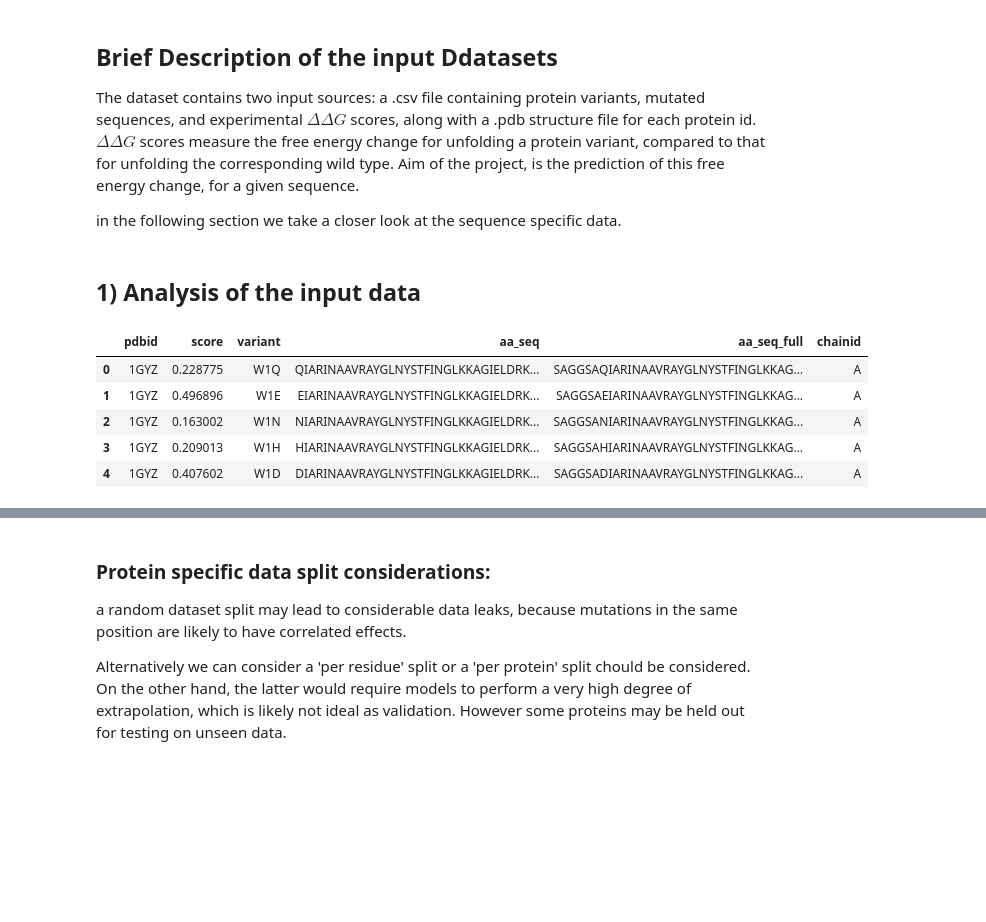
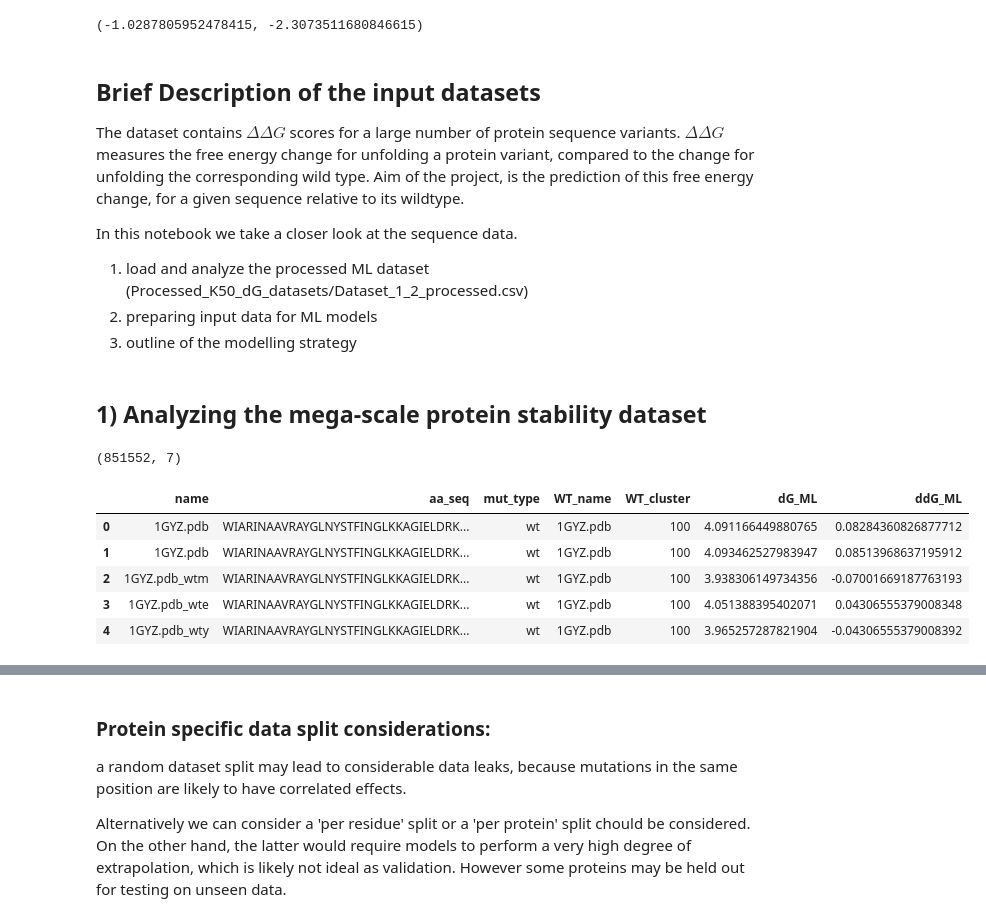
Before and after one commit to AndreaGraf/Protein_ML, a Jupyter notebook: 1_ Data_Analysis_and_Methods_overview.ipynb, the cells around one changed output, grey strips where cells are left out. Saved outputs shown, nothing was run; the diff lists cells and outputs as text; code cells hidden in the pictures; blank space fills up the shorter version.

```diff
--- a/1_ Data_Analysis_and_Methods_overview.ipynb
+++ b/1_ Data_Analysis_and_Methods_overview.ipynb
@@ -29,19 +100,32 @@ from protml.dataloaders import (
+# %%
+line_point1
+# %% [output]
+(-1.0287805952478415, -2.3073511680846615)
 # %% [markdown]
-## Brief Description of the input Ddatasets
-The dataset contains two input sources: a .csv file containing  protein variants, mutated sequences, and experimental $\Delta \Delta G$ scores, along with a .pdb structure file for each protein id.  $\Delta \Delta G$ scores measure the free energy change for unfolding a protein variant, compared to that for unfolding the corresponding wild type. Aim of the project, is the prediction of this free energy change, for a given sequence.
+## Brief Description of the input datasets
+The dataset contains $\Delta \Delta G$ scores for a large number of protein sequence variants.  $\Delta \Delta G$  measures the free energy change for unfolding a protein variant, compared to the change for unfolding the corresponding wild type. Aim of the project, is the prediction of this free energy change, for a given sequence relative to its wildtype.
 
-in the following section we take a closer look at the sequence specific data.
+In this notebook we take a closer look at the sequence data.
+
+1) load and analyze the processed ML dataset (Processed_K50_dG_datasets/Dataset_1_2_processed.csv)
+2) preparing input data for ML models
+3) outline of the modelling strategy
-# %% [markdown]
-## 1) Analysis of the input data
+# %% [markdown]
+## 1) Analyzing the mega-scale protein stability dataset
 # %%
-#loading the data
+
 data_dir = 'Data'
-stability_df = pd.read_csv(os.path.join(data_dir,'mega_scale_ddg_single_mut_with_seq_no_con.csv'))
-stability_df.head()
+DS_1_2 = pd.read_csv(os.path.join(data_dir, 'Processed_K50_dG_datasets','K50_dG_Dataset1_Dataset2.csv'),
+                     dtype=object,
+                     usecols=['name', 'aa_seq', 'mut_type','WT_name', 'WT_cluster', 'dG_ML', 'ddG_ML']
+                     )
+print(DS_1_2.shape)
+DS_1_2.head()
 # %% [output]
+(851552, 7)
-|  | pdbid | score | variant | aa_seq | aa_seq_full | chainid |
-| 0 | 1GYZ | 0.228775 | W1Q | QIARINAAVRAYGLNYSTFINGLKKAGIELDRK... | SAGGSAQIARINAAVRAYGLNYSTFINGLKKAG... | A |
-| 1 | 1GYZ | 0.496896 | W1E | EIARINAAVRAYGLNYSTFINGLKKAGIELDRK... | SAGGSAEIARINAAVRAYGLNYSTFINGLKKAG... | A |
-| 2 | 1GYZ | 0.163002 | W1N | NIARINAAVRAYGLNYSTFINGLKKAGIELDRK... | SAGGSANIARINAAVRAYGLNYSTFINGLKKAG... | A |
-| 3 | 1GYZ | 0.209013 | W1H | HIARINAAVRAYGLNYSTFINGLKKAGIELDRK... | SAGGSAHIARINAAVRAYGLNYSTFINGLKKAG... | A |
-| 4 | 1GYZ | 0.407602 | W1D | DIARINAAVRAYGLNYSTFINGLKKAGIELDRK... | SAGGSADIARINAAVRAYGLNYSTFINGLKKAG... | A |
+|  | name | aa_seq | mut_type | WT_name | WT_cluster | dG_ML | ddG_ML |
+| 0 | 1GYZ.pdb | WIARINAAVRAYGLNYSTFINGLKKAGIELDRK... | wt | 1GYZ.pdb | 100 | 4.091166449880765 | 0.08284360826877712 |
+| 1 | 1GYZ.pdb | WIARINAAVRAYGLNYSTFINGLKKAGIELDRK... | wt | 1GYZ.pdb | 100 | 4.093462527983947 | 0.08513968637195912 |
+| 2 | 1GYZ.pdb_wtm | WIARINAAVRAYGLNYSTFINGLKKAGIELDRK... | wt | 1GYZ.pdb | 100 | 3.938306149734356 | -0.07001669187763193 |
+| 3 | 1GYZ.pdb_wte | WIARINAAVRAYGLNYSTFINGLKKAGIELDRK... | wt | 1GYZ.pdb | 100 | 4.051388395402071 | 0.04306555379008348 |
+| 4 | 1GYZ.pdb_wty | WIARINAAVRAYGLNYSTFINGLKKAGIELDRK... | wt | 1GYZ.pdb | 100 | 3.965257287821904 | -0.04306555379008392 |
```
Also changed, not shown: parts of 62 cells of this notebook, 3 other files.
